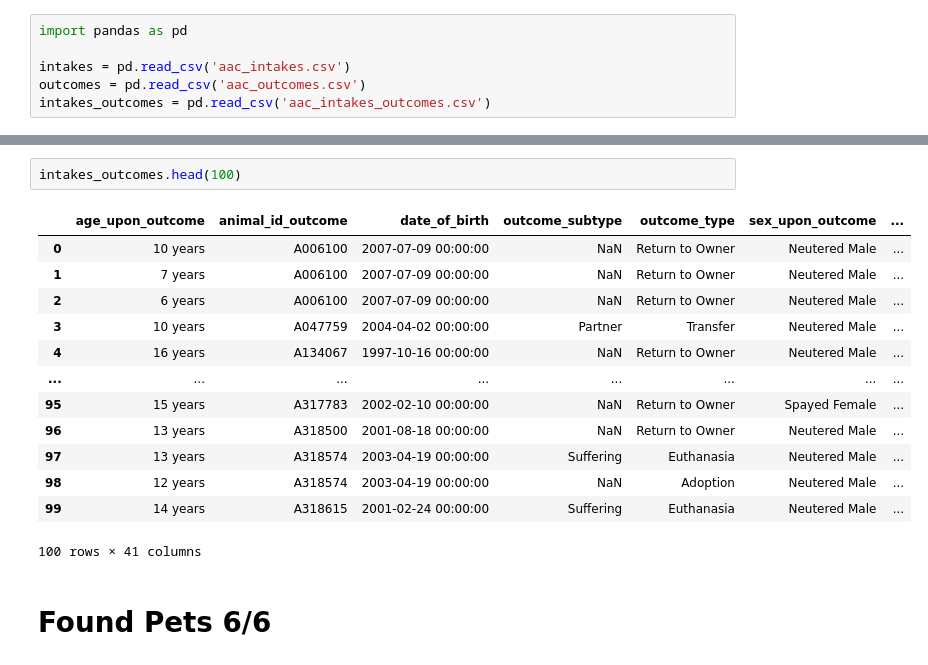
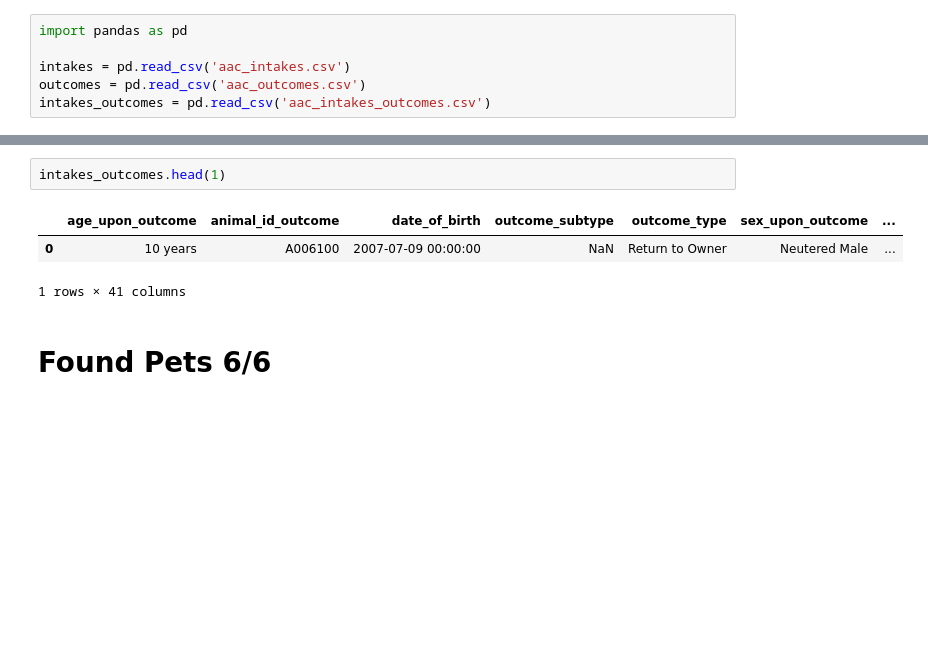
Before and after one commit to TypeErrorDev/DA-5-Pet-Shelter, a Jupyter notebook: Pet Shelter Analysis.ipynb, the cells around one changed output, grey strips where cells are left out. Saved outputs shown, nothing was run; the diff lists cells and outputs as text; blank space fills up the shorter version.

```diff
--- a/Pet Shelter Analysis.ipynb
+++ b/Pet Shelter Analysis.ipynb
@@ -20,21 +20,11 @@ outcomes.head(1)
 |  | age_upon_outcome | animal_id | animal_type | breed | color | date_of_birth | datetime | monthyear | ... |
 | 0 | 2 weeks | A684346 | Cat | Domestic Shorthair Mix | Orange Tabby | 2014-07-07T00:00:00 | 2014-07-22T16:04:00 | 2014-07-22T16:04:00 | ... |
 # %%
-intakes_outcomes.head(100)
+intakes_outcomes.head(1)
 # %% [output]
 |  | age_upon_outcome | animal_id_outcome | date_of_birth | outcome_subtype | outcome_type | sex_upon_outcome | ... |
 | 0 | 10 years | A006100 | 2007-07-09 00:00:00 | NaN | Return to Owner | Neutered Male | ... |
-| 1 | 7 years | A006100 | 2007-07-09 00:00:00 | NaN | Return to Owner | Neutered Male | ... |
-| 2 | 6 years | A006100 | 2007-07-09 00:00:00 | NaN | Return to Owner | Neutered Male | ... |
-| 3 | 10 years | A047759 | 2004-04-02 00:00:00 | Partner | Transfer | Neutered Male | ... |
-| 4 | 16 years | A134067 | 1997-10-16 00:00:00 | NaN | Return to Owner | Neutered Male | ... |
-| ... | ... | ... | ... | ... | ... | ... | ... |
-| 95 | 15 years | A317783 | 2002-02-10 00:00:00 | NaN | Return to Owner | Spayed Female | ... |
-| 96 | 13 years | A318500 | 2001-08-18 00:00:00 | NaN | Return to Owner | Neutered Male | ... |
-| 97 | 13 years | A318574 | 2003-04-19 00:00:00 | Suffering | Euthanasia | Neutered Male | ... |
-| 98 | 12 years | A318574 | 2003-04-19 00:00:00 | NaN | Adoption | Neutered Male | ... |
-| 99 | 14 years | A318615 | 2001-02-24 00:00:00 | Suffering | Euthanasia | Neutered Male | ... |
-100 rows × 41 columns
+1 rows × 41 columns
 # %% [markdown]
 # Found Pets 6/6
 # %% [markdown]
```
Also changed, not shown: parts of 2 cells of this notebook, 1 other file.
